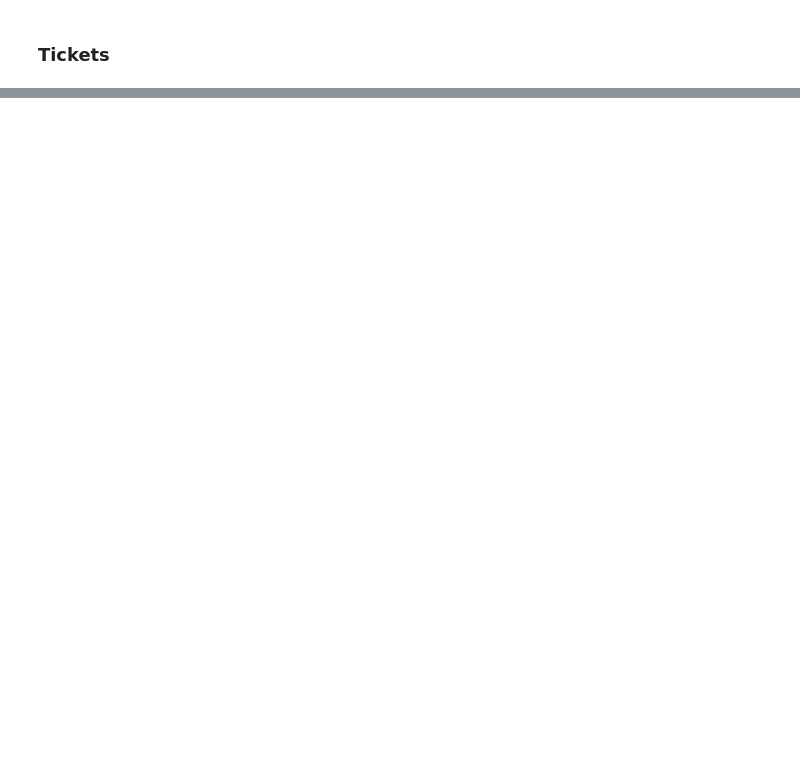
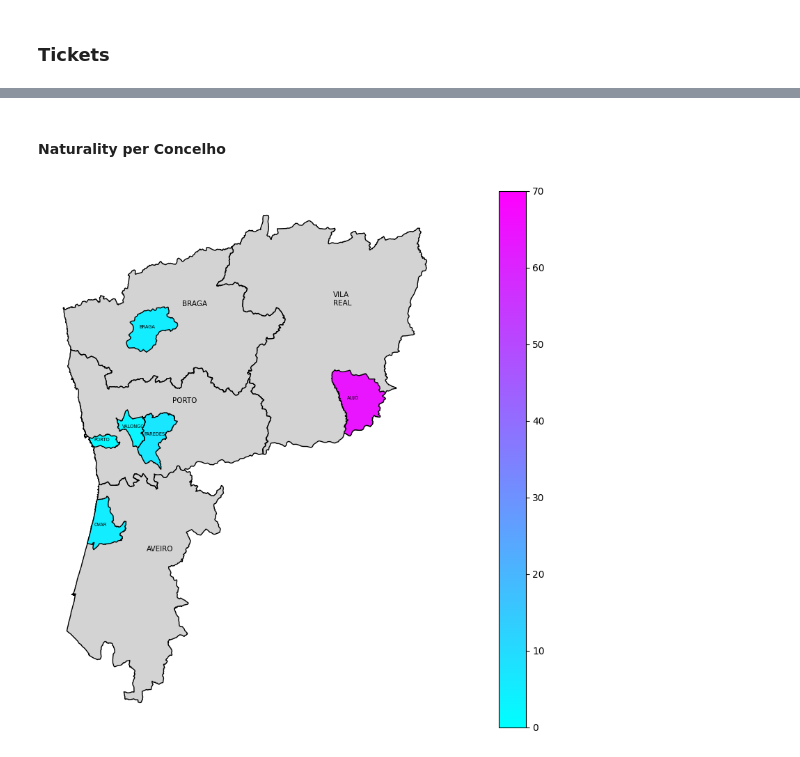
Before and after one commit to luamz/migration-data-analysis, a Jupyter notebook: portuguese_migrants.ipynb, the cells around one changed output, grey strips where cells are left out. Cells and saved outputs as stored; diff of their text form; code cells hidden in the pictures; blank space fills up the shorter version.

```diff
--- a/portuguese_migrants.ipynb
+++ b/portuguese_migrants.ipynb
@@ -217,0 +119,15 @@ The naturality of the rest is shown on the maps bellow:
+# %% [markdown]
+#### Naturality per Concelho
+# %%
+fig4, ax = plt.subplots()
+
+distritos_concelhos_map = generate_distritos_map(w_c_tait,False)
+concelhos_map = generate_concelhos_map(w_c_tait,False)
+distritos_concelhos_map.plot(color="lightgrey", legend=True, edgecolor="black", ax=ax)
+concelhos_map.plot(column="count", cmap="cool", vmax=70, vmin=0, ax=ax,
+                   legend=True, edgecolor="black", missing_kwds=dict(color="lightgrey", ))
+generate_texts_distrito_concelho(distritos_concelhos_map,concelhos_map)
+
+plt.axis("off"); plt.gcf().set_size_inches(20, 10)
+# %% [output]
+[figure, added]
```
Also changed, not shown: parts of 33 cells of this notebook, 3 other files.
